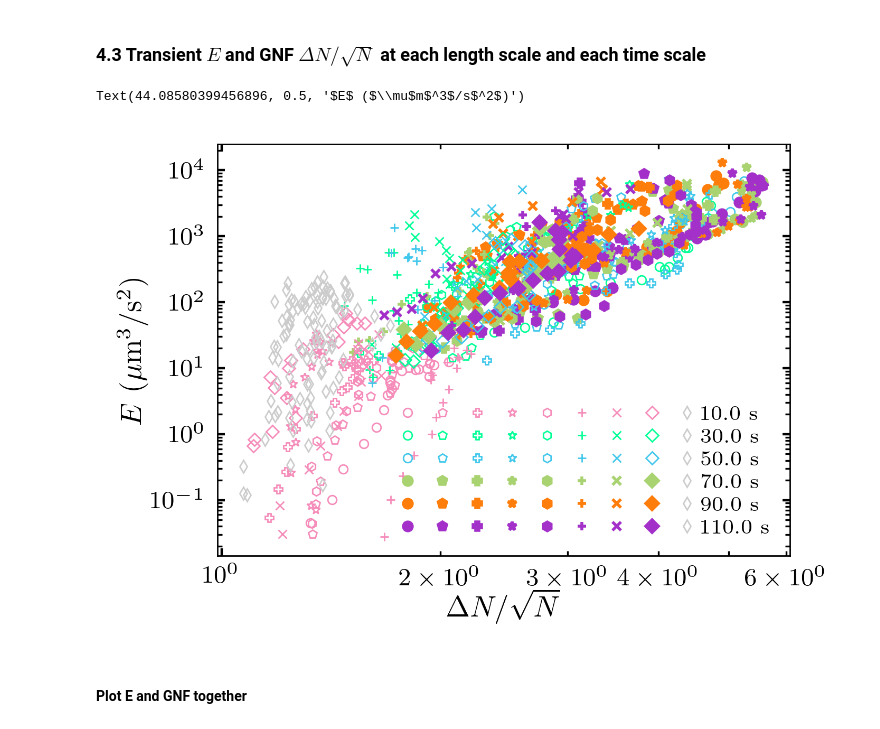
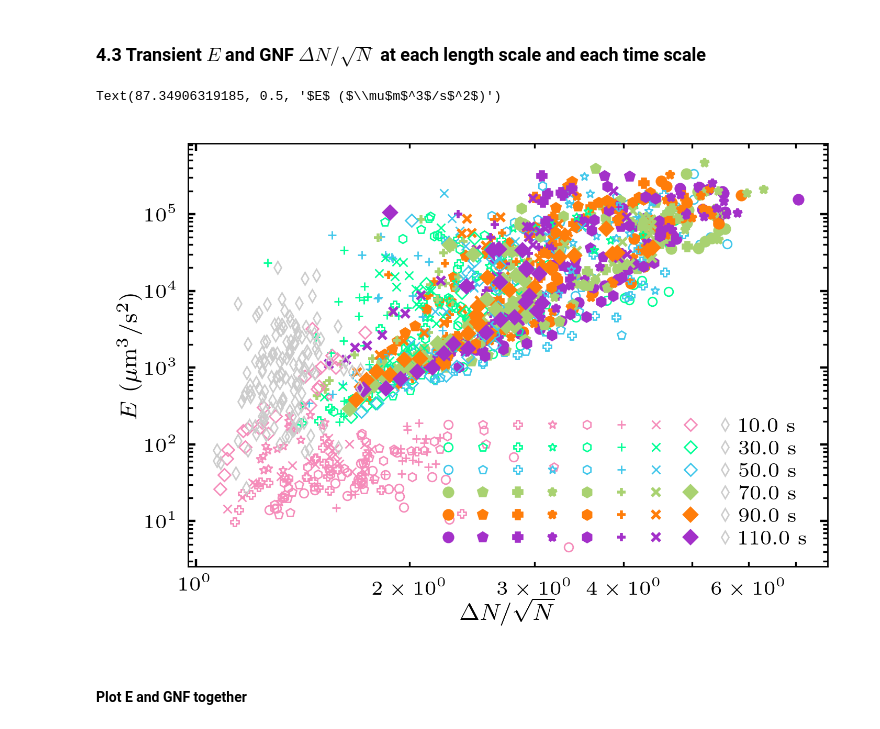
Before and after one commit to ZLoverty/Python, a Jupyter notebook: Correlation/src/fig-5_energy-spectrum.ipynb, the cells around one changed output. Saved outputs shown, nothing was run; the diff lists cells and outputs as text; code cells hidden in the pictures.

```diff
--- a/Correlation/src/fig-5_energy-spectrum.ipynb
+++ b/Correlation/src/fig-5_energy-spectrum.ipynb
@@ -376,16 +376,18 @@ mean: 0.082, std: 0.010
 The steady state plot can be done by extracting the last columns of transient data. So we only generate transient energy spectrum data here, which will be saved in folder data\transient-nGNF-energy.
 # %%
 conc, folders, sample_num = tentative_log()
+lb = 3 # um
+d = 10 * 0.33 # um, PIV step size
 for c, f, sn in zip(conc, folders, sample_num):
     for n in sn:
         # determine paramters of function construct_spectra_series
         data_gnf_sample = pd.read_csv(os.path.join(data_master_dir, r'Research projects\DF\data\transient-nGNF-energy',
                                                    r'{0}\df2_kinetics\{1:02d}\nGNF_data.csv'.format(f, n))).set_index('l_r')
-        bins = 2 * np.pi / (np.concatenate(([0.1], (np.array(data_gnf_sample.index)))) ** 0.5 * 3)
+        bins = 2 * np.pi / (np.concatenate(([0.1], (np.array(data_gnf_sample.index)))) ** 0.5 * lb)
         t_list = data_gnf_sample.keys().astype('int')
-        piv_folder = r'E:\moreData\{0}\piv_imseq\{1:02d}'.format(f, n)
+        piv_folder = r'E:\moreData\{0}\piv_step_10\{1:02d}'.format(f, n)
         # call function construct_spectra_series()
-        es_series = construct_spectra_series(piv_folder, t_list, bins)
+        es_series = construct_spectra_series(piv_folder, t_list, bins, d=d)
         dest_folder = os.path.join(data_master_dir, r'Research projects\DF\data\transient-nGNF-energy',
                                                    r'{0}\energy_spectra\{1:02d}'.format(f, n))
         if os.path.exists(dest_folder) == False:
@@ -414,7 +416,7 @@ es_data = es_data.sort_index()
 conc, folders, sample_num = tentative_log()
 gnf_master_file = os.path.join(data_master_dir,
                                r'Research projects\DF\data\transient-nGNF-energy\{0}\df2_kinetics\{1:02d}\nGNF_data.csv')
-bounds = [2, 50]
+bounds = [2, 200]
 
 fig, ax = plt.subplots(figsize=(3.5, 2.8))
 for c, f, sn in zip(conc, folders, sample_num):
@@ -449,7 +451,7 @@ gnf_master_file = os.path.join(data_master_dir,
                                r'Research projects\DF\data\transient-nGNF-energy\{0}\df2_kinetics\{1:02d}\nGNF_data.csv')
 es_master_file = os.path.join(data_master_dir,
                                r'Research projects\DF\data\transient-nGNF-energy\{0}\energy_spectra\{1:02d}\energy_spectra.csv')
-bounds = [100, 500]
+bounds = [2, 10000]
 
 fig, ax = plt.subplots(figsize=(3.5, 2.8))
 for c, f, sn in zip(conc, folders, sample_num):
@@ -462,21 +464,9 @@ for c, f, sn in zip(conc, folders, sample_num):
             es_data += pd.read_csv(es_master_file.format(f, n)).set_index('l_r')[bounds[0]: bounds[1]]
     gnf_plot = gnf_data.drop(labels=gnf_data.keys()[:-15], axis=1).mean(axis=1) / 3
     es_plot = es_data.drop(labels=es_data.keys()[:-15], axis=1).mean(axis=1) / 3
-#     print(gnf_data.keys()[-1])
-#     if c > 30 and c != 85:
-#         ax.plot(signal.medfilt(gnf_plot, 5), es_plot,
-#                 ls='', marker=marker_list[color_dict[str(c)]], markersize=4,
-#                 color=wowcolor(color_dict[str(c)]), label='{:.1f}'.format(c*0.08))
-#     elif c <= 30:
-#         ax.plot(gnf_plot, es_plot,
-#                 ls='', marker=marker_list[color_dict[str(c)]], markersize=4,
-#                 color=(0.8, 0.8, 0.8), label='{:.1f}'.format(c*0.08))
+
     plt.plot(1/(es_plot.index**0.5), es_plot, ls='', marker='o')
-# ax.loglog()
-# ax.legend(ncol=3, loc='upper left', fontsize=9)
-# ax.set_xlabel('$\Delta N/\sqrt N$')
-# ax.set_ylabel('$E$ ($\mu$m$^3$/s$^2$)')
-# plt.tight_layout()
+
 plt.loglog()
 # %% [output]
 []
@@ -498,15 +508,15 @@ gnf_master_file = os.path.join(data_master_dir,
                                r'Research projects\DF\data\transient-nGNF-energy\{0}\df2_kinetics\{1:02d}\nGNF_data.csv')
 es_master_file = os.path.join(data_master_dir,
                                r'Research projects\DF\data\transient-nGNF-energy\{0}\energy_spectra\{1:02d}\energy_spectra.csv')
-bounds = [10, 100]
+bounds = [2, 200]
 
 fig, ax = plt.subplots(figsize=(3.5, 2.8))
 for c, f, sn in zip(conc, folders, sample_num):
     n = sn[2]
     gnf_data = pd.read_csv(gnf_master_file.format(f, n)).set_index('l_r')[bounds[0]: bounds[1]]
     es_data = pd.read_csv(es_master_file.format(f, n)).set_index('l_r')[bounds[0]: bounds[1]]
-    gnf_plot = gnf_data.drop(labels=gnf_data.keys()[:-10], axis=1).mean(axis=1)
-    es_plot = es_data.drop(labels=es_data.keys()[:-1], axis=1).mean(axis=1)
+    gnf_plot = gnf_data.drop(labels=gnf_data.keys()[:-15], axis=1).mean(axis=1)
+    es_plot = es_data.drop(labels=es_data.keys()[:-15], axis=1).mean(axis=1)
     if c > 30 and c != 85:
         ax.plot(signal.medfilt(gnf_plot, 5), es_plot,
                 ls='', marker=marker_list[color_dict[str(c)]], markersize=4,
@@ -539,34 +569,29 @@ for date, r, c in zip(folders, sample_num, conc):
     df[str(c)] = pd.read_csv(data_master.format(df_flag, date, n, df_file)).set_index('l_r')
     es[str(c)] = pd.read_csv(data_master.format(es_flag, date, n, es_file)).set_index('l_r').sort_index()
 # %%
-bounds = [10, 500]
+bounds = [10, 3000]
 fig, ax = plt.subplots(figsize=(3.5, 2.4))
 for sample_n, kw in enumerate(df):
     if int(kw) > 30:
         for num, t in enumerate(range(300, 3500, 600)):
             if t < 2000:
                 ax.plot(df[kw][str(t)][bounds[0]: bounds[1]], es[kw][str(t)][bounds[0]: bounds[1]], marker=marker_list[sample_n], markersize=3, mfc=(0,0,0,0),
                         mew=0.5, mec=wowcolor(6-num), ls='', label=' ')
             else:
                 ax.plot(df[kw][str(t)][bounds[0]: bounds[1]], es[kw][str(t)][bounds[0]: bounds[1]], marker=marker_list[sample_n], markersize=3, ls='',
                         label=' ', color=wowcolor(6-num))
     elif int(kw) == 30:
         for num, t in enumerate(range(300, 3500, 600)):
             ax.plot(df[kw][str(t)][bounds[0]: bounds[1]], es[kw][str(t)][bounds[0]: bounds[1]], marker=marker_list[sample_n], markersize=3, mfc=(0,0,0,0),
                     mew=0.5, mec=(0.8, 0.8, 0.8), ls='', label='{:.1f} s'.format(t/30))
 ax.legend(loc='lower right', fontsize=7, ncol=9)
 ax.loglog()
 plt.tight_layout()
 ax.set_xlabel('$\Delta N / \sqrt N$')
 ax.set_ylabel('$E$ ($\mu$m$^3$/s$^2$)')
-
-# ax.set_xlim([1.5e-1, 7e-1])
-# ax.set_ylim([1e-5, 5e0])
-
-# fig.savefig(r'C:\Users\liux3141\Google Drive\Research projects\DF\Figures\GNF-energy-correlation\E-and-GNF-different-t-v2-small.pdf')
 # %% [output]
-Text(44.08580399456896, 0.5, '$E$ ($\\mu$m$^3$/s$^2$)')
+Text(87.34906319185, 0.5, '$E$ ($\\mu$m$^3$/s$^2$)')
-[figure, old version]
+[figure, new version]
 # %% [markdown]
 #### Plot E and GNF together
 # %%
```
Also changed, not shown: parts of 6 cells of this notebook, 7 other files.
